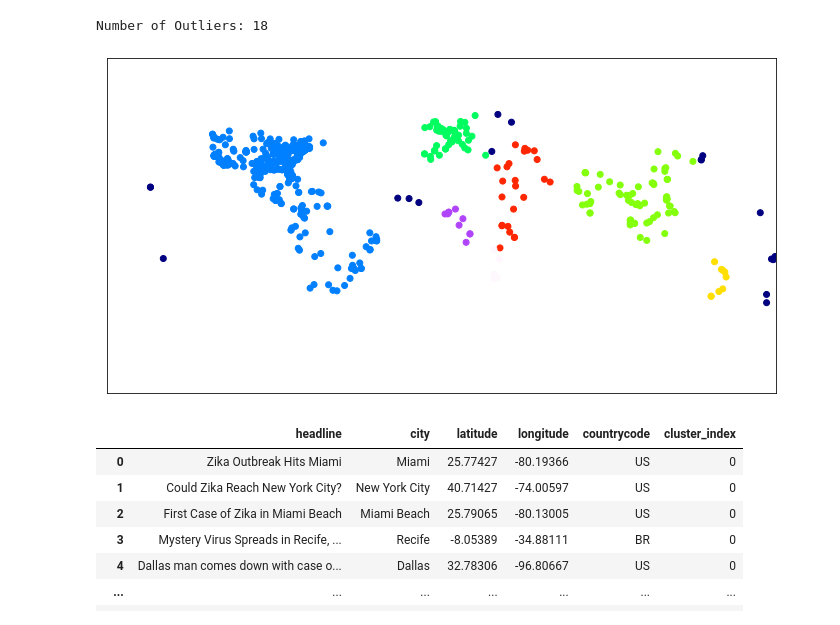
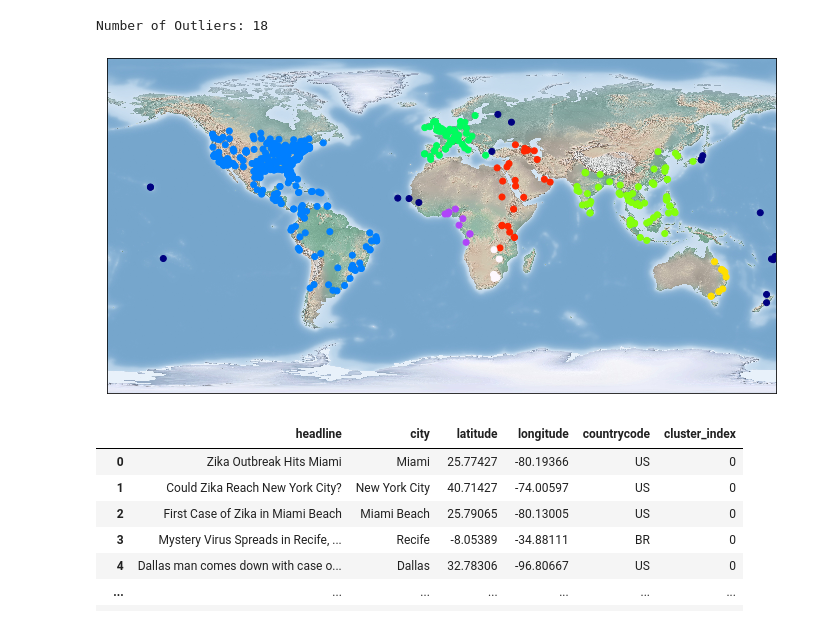
Before and after one commit to chris8ellis/manning_disease_distribution, a Jupyter notebook: Third Deliverable - Clustering using K-Means DBSCAN.ipynb, the cells around one changed output. Drawn from its saved outputs; the diff is of its cells as text; code cells hidden in the pictures.

Commit message:
Added shadedrelief to last map

```diff
--- a/Third Deliverable - Clustering using K-Means DBSCAN.ipynb
+++ b/Third Deliverable - Clustering using K-Means DBSCAN.ipynb
@@ -166,12 +166,12 @@ Number of Outliers: 18
 # %%
 fig = plt.figure(figsize=(12, 8))
 #map_plotter.drawcoastlines()
 #map_plotter.drawcountries()
-#map_plotter.shadedrelief()
+map_plotter.shadedrelief()
 map_plotter.scatter(df['longitude'],df['latitude'], c=np.array(clusters_gcd), cmap='gist_ncar', latlon=True)
 plt.show()
 # %% [output]
-[figure, old version]
+[figure, new version]
 # %%
 df = df.join(pd.DataFrame(clusters_gcd, columns=['cluster_index']))
 df
```
Also changed, not shown: parts of 1 cell of this notebook.
